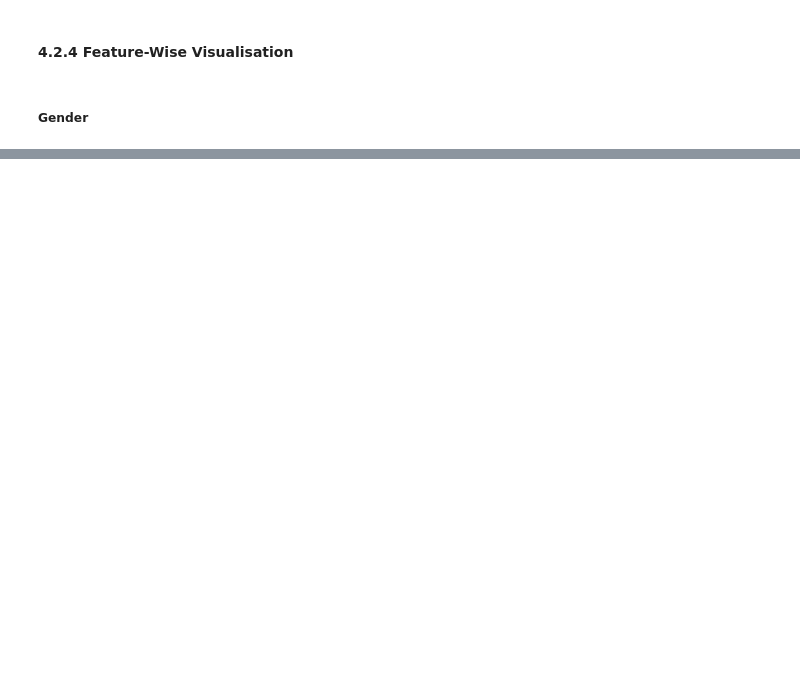
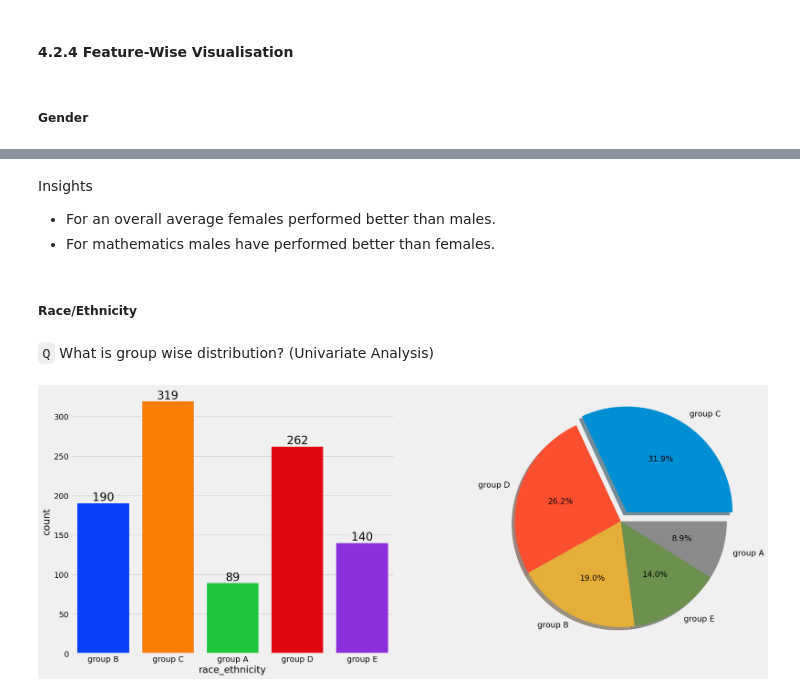
Before and after one commit to giriraj191/Student-Performance-Indicator, a Jupyter notebook: notebooks/exploratory_data_analysis.ipynb, the cells around one changed output, grey strips where cells are left out. Saved outputs shown, nothing was run; the diff lists cells and outputs as text; code cells hidden in the pictures; blank space fills up the shorter version.

```diff
--- a/notebooks/exploratory_data_analysis.ipynb
+++ b/notebooks/exploratory_data_analysis.ipynb
@@ -248,0 +317,18 @@ Does gender have any impact on student's performance? (Bivariate Analysis)
+# %% [markdown]
+Insights
+* For an overall average females performed better than males.
+* For mathematics males have performed better than females.
+# %% [markdown]
+##### Race/Ethnicity
+# %% [markdown]
+`Q` What is group wise distribution? (Univariate Analysis)
+# %%
+fig, axes = plt.subplots(1, 2, figsize = (20,8))
+sns.countplot(x = df['race_ethnicity'], data = df, palette = 'bright',ax = axes[0], saturation = 0.95)
+for c in axes[0].containers:
+    axes[0].bar_label(c, color = 'black', size = 20)
+
+plt.pie(x = df['race_ethnicity'].value_counts(), labels = df['race_ethnicity'].value_counts().index, explode = [0.1,0,0,0,0], autopct = '%1.1f%%', shadow = True)
+plt.show()
+# %% [output]
+[figure, added]
```
Also changed, not shown: parts of 41 cells of this notebook.
